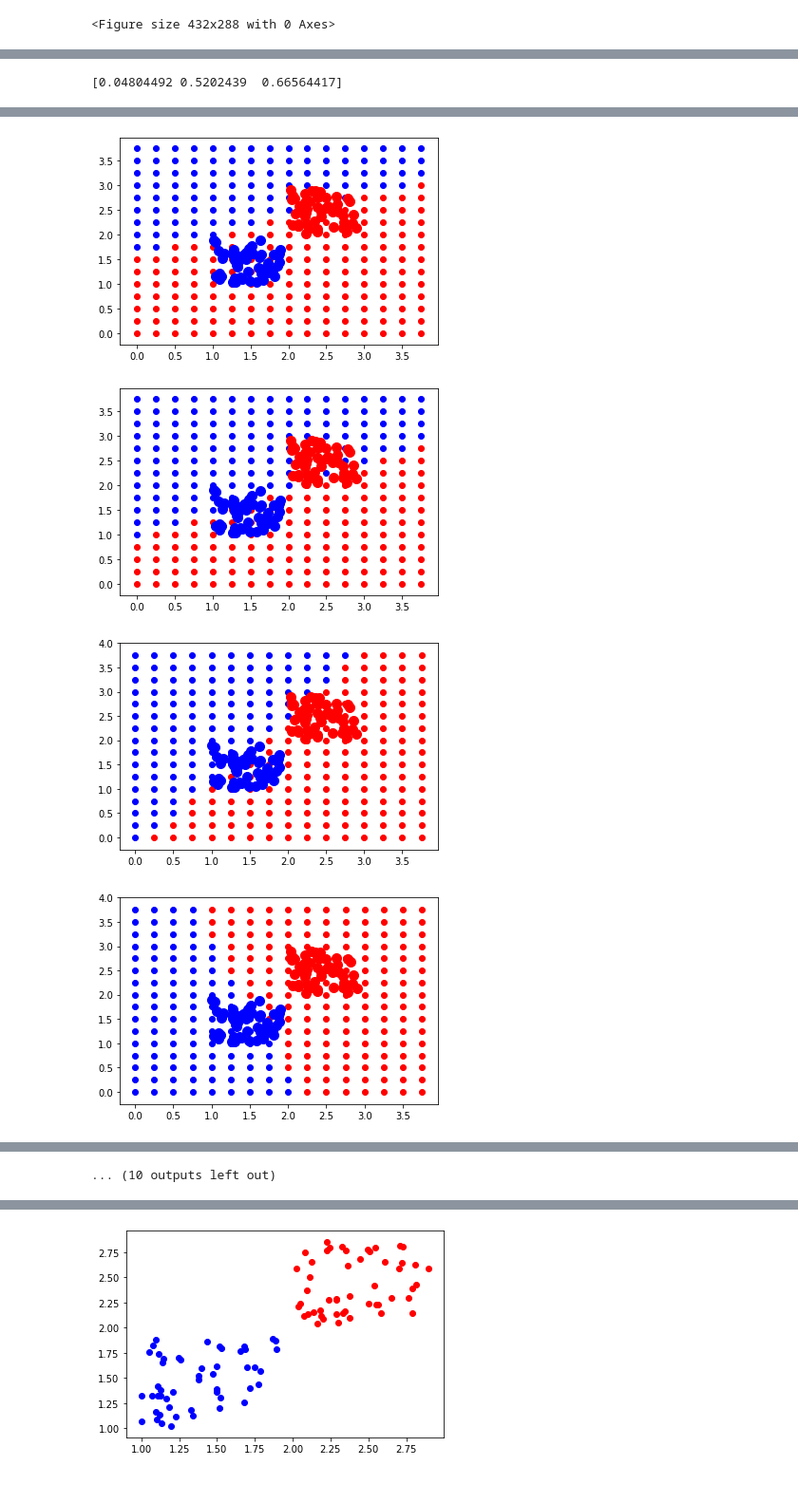
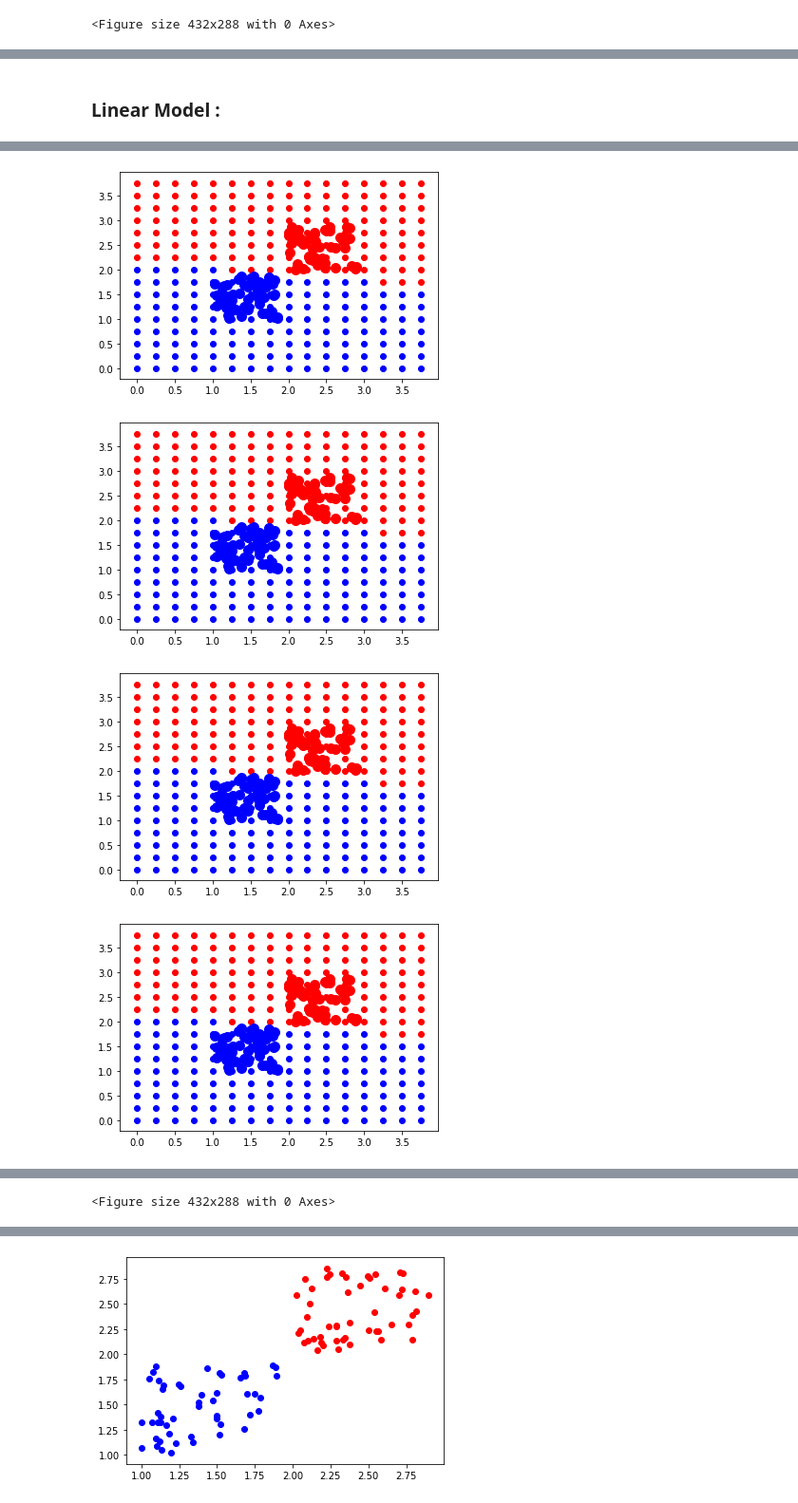
Before and after one commit to NamizataS/PA-groupe-15-3IABD1, a Jupyter notebook: Notebook___CAS_DE_TESTS.ipynb, the cells around one changed output, grey strips where cells are left out. Shown: that part at 95% size. Cells and saved outputs as stored; diff of their text form; code cells hidden in the pictures.

```diff
--- a/Notebook___CAS_DE_TESTS.ipynb
+++ b/Notebook___CAS_DE_TESTS.ipynb
@@ -142,5 +229,7 @@ plt.clf()
         Linear Model : OK
         MLP (2, 1)   : OK
+# %% [markdown]
+### Linear Model :
 # %%
 #Dataset
 X = np.concatenate([np.random.random((50,2)) * 0.9 + np.array([1, 1]), np.random.random((50,2)) * 0.9 + np.array([2, 2])])
@@ -161,7 +250,6 @@ my_lib.create_model.restype = POINTER(c_float)
 #Creation of model
 arr_size = 3
 native_arr = my_lib.create_model(arr_size)
-print(np.ctypeslib.as_array(native_arr, (arr_size,)))
 
 #Declaration of argtypes and restypes for the function train_rosenblatt_linear_model
 arr_type = type(native_arr)
@@ -181,7 +269,7 @@ my_lib.predict_linear_model_classification.restype = c_float
 #Trainning
 r = np.arange(0.0, 4.0, 0.25)
 
-for _ in range(200):
+for _ in range(100):
     points_x1_blue = []
     points_x2_blue = []
 
@@ -215,7 +303,7 @@ for _ in range(200):
         dataset_inputs_for_train.append(elt[1])
 
     #update model
-    my_lib.train_rosenblatt_linear_model(native_arr, inputs_native, outputs_native, 20, 0.001, arr_size, inputs_len,expected_len)
+    my_lib.train_rosenblatt_linear_model(native_arr, inputs_native, outputs_native, 50, 0.001, arr_size, inputs_len,expected_len)
     np_arr = np.ctypeslib.as_array(native_arr, (arr_size,))
 
 
@@ -224,4 +312,3 @@ my_lib.destroy_array.argtypes = [POINTER(c_float), c_int]
 my_lib.destroy_array.restype = None
 my_lib.destroy_array(native_arr, arr_size)
 # %% [output]
-[0.04804492 0.5202439  0.66564417]
@@ -230,4 +317,4 @@ my_lib.destroy_array(native_arr, arr_size)
-[figure, old version]
+[figure, new version]
-[figure, old version]
+[figure, new version]
-[figure, old version]
+[figure, new version]
-[figure, old version]
+[figure, new version]
@@ -239 +325 @@ my_lib.destroy_array(native_arr, arr_size)
-... (10 outputs left out)
+<Figure size 432x288 with 0 Axes>
```
Also changed, not shown: parts of 18 cells of this notebook, 1 other file.
